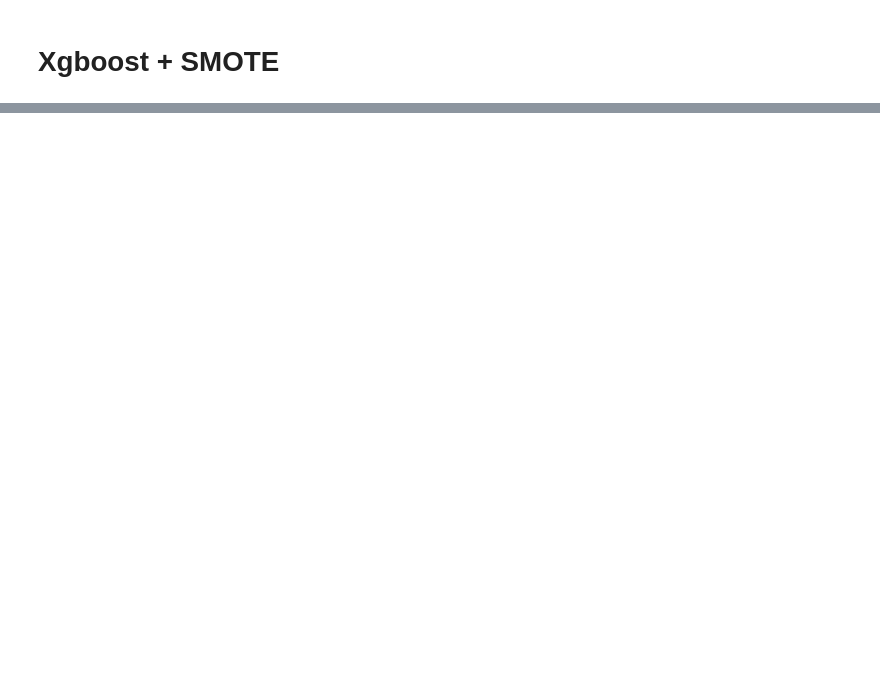
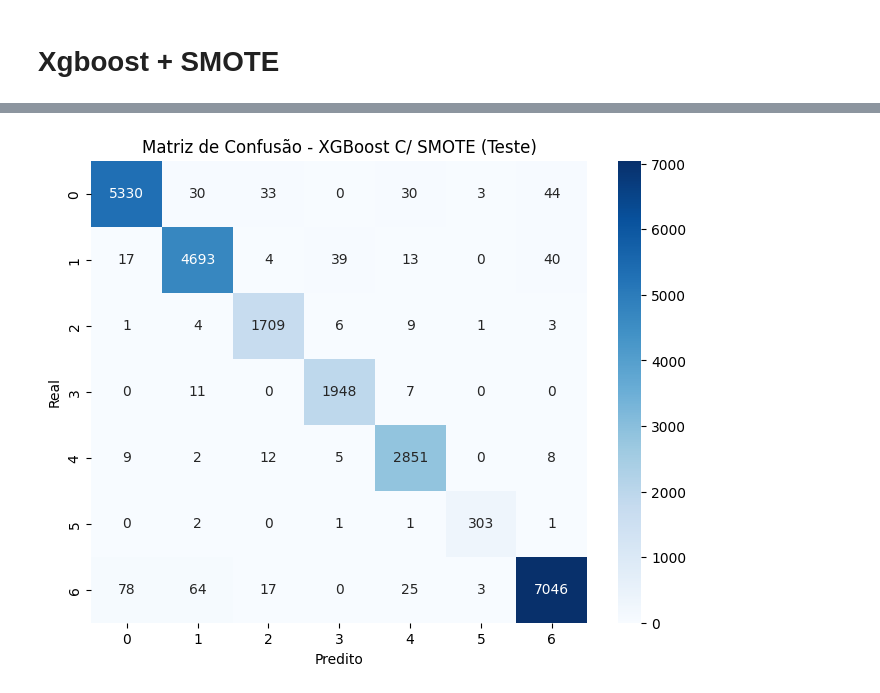
Before and after one commit to allanjfarias/PISI3, a Jupyter notebook: notebooks_classificação_clusters/xgboost_smote.ipynb, the cells around one changed output, grey strips where cells are left out. Drawn from its saved outputs; the diff is of its cells as text; code cells hidden in the pictures; blank space fills up the shorter version.

```diff
--- a/notebooks_classificação_clusters/xgboost_smote.ipynb
+++ b/notebooks_classificação_clusters/xgboost_smote.ipynb
@@ -12,7 +12,7 @@ from sklearn.metrics import classification_report, confusion_matrix
 from imblearn.pipeline import Pipeline
 from imblearn.over_sampling import SMOTE
 # %%
-df = pd.read_csv("..\\datasets_paralelos\\kmeans_5clusters.csv")
+df = pd.read_csv("..\\datasets_paralelos\\kmeans_7clusters.csv")
 # %%
 # 2. Separar X e y
 X = df.drop(columns=['cluster'])
@@ -67,13 +120,15 @@ print(classification_report(y_test, y_test_pred))
 # %%
 # 9. Matriz de confusão do teste
 conf_matrix = confusion_matrix(y_test, y_test_pred)
 plt.figure(figsize=(8,6))
 sns.heatmap(conf_matrix, annot=True, fmt='d', cmap='Blues',
             xticklabels=sorted(Y.unique()), yticklabels=sorted(Y.unique()))
 plt.xlabel('Predito')
 plt.ylabel('Real')
-plt.title('Matriz de Confusão - Teste')
+plt.title('Matriz de Confusão - XGBoost C/ SMOTE (Teste)')
 plt.show()
+# %% [output]
+[figure, added]
 # %%
 
 # Matriz de Confusão para o conjunto de treino
```
Also changed, not shown: parts of 5 cells of this notebook, 2 other files.
